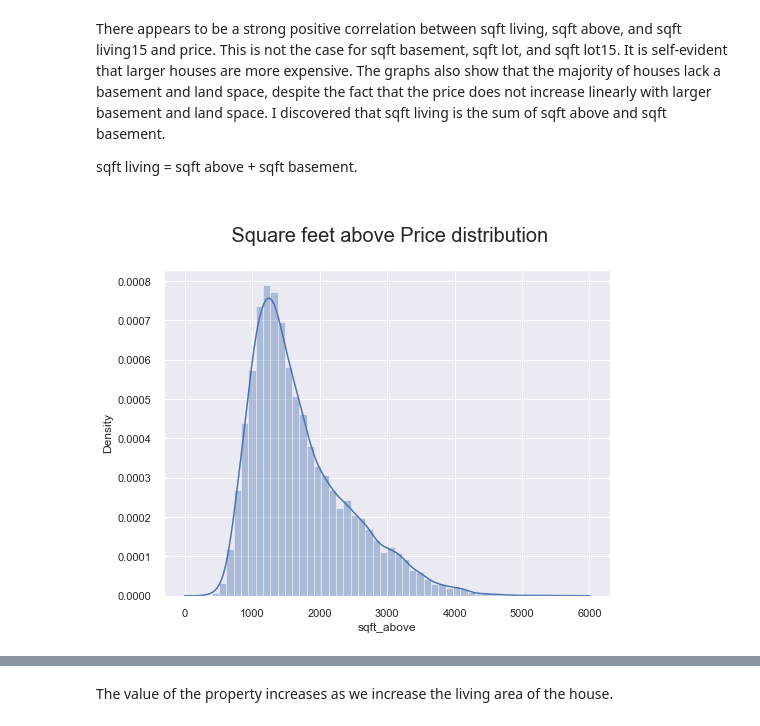
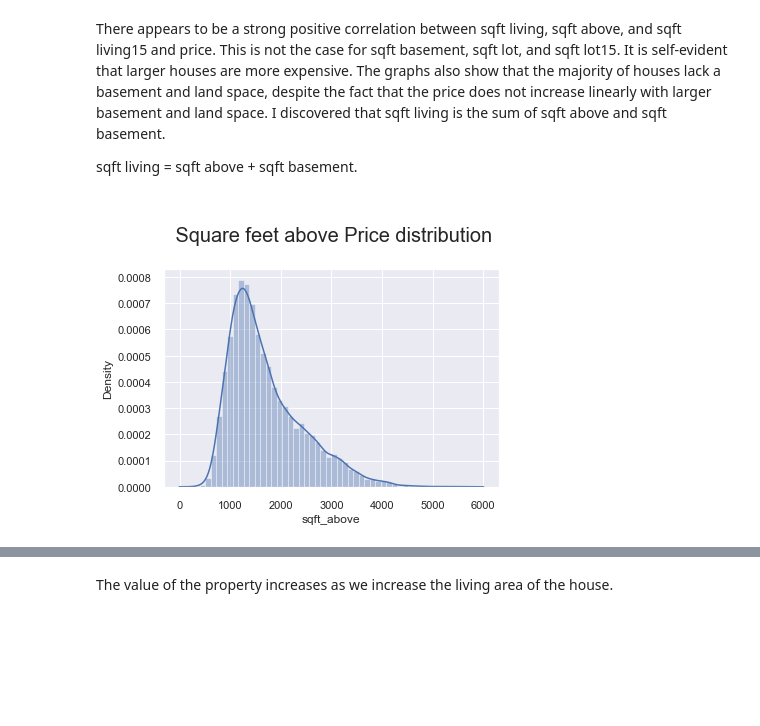
Before and after one commit to olaidekashimawo/King-County-House-Sales, a Jupyter notebook: H_Sale.ipynb, the cells around one changed output, grey strips where cells are left out. Cells and saved outputs as stored; diff of their text form; code cells hidden in the pictures; blank space fills up the shorter version.

```diff
--- a/H_Sale.ipynb
+++ b/H_Sale.ipynb
@@ -414,9 +414,9 @@ There appears to be a strong positive correlation between sqft living, sqft abov
 
 sqft living = sqft above + sqft basement.
 # %%
-plt.figure(figsize = (8,6))
+plt.figure(figsize = (6,4))
 plt.title("\n Square feet above Price distribution\n",fontsize=20)
 sns.distplot(H_Sales['sqft_above'])
 plt.show()
 # %% [output]
-[figure, old version]
+[figure, new version]
```
Also changed, not shown: parts of 67 cells of this notebook.
